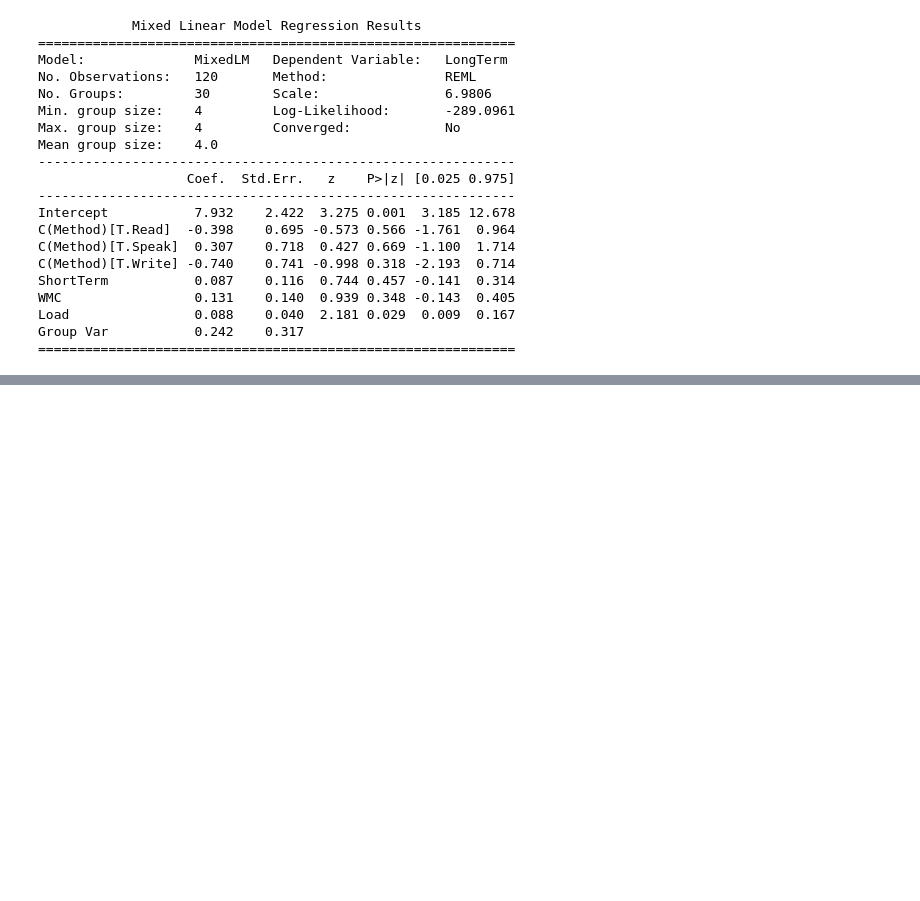
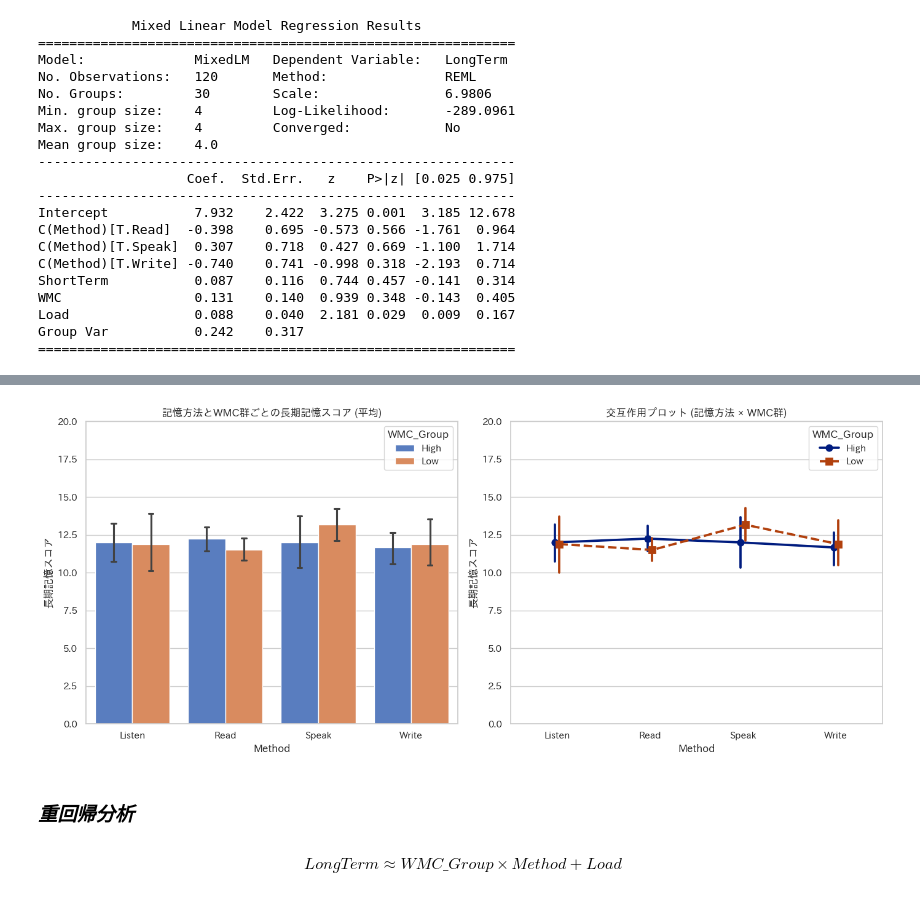
Before and after one commit to Fuga420/memory-learning-comparison, a Jupyter notebook: simulation.ipynb, the cells around one changed output, grey strips where cells are left out. Drawn from its saved outputs; the diff is of its cells as text; code cells hidden in the pictures; blank space fills up the shorter version.

```diff
--- a/simulation.ipynb
+++ b/simulation.ipynb
@@ -725,0 +779,17 @@ Group Var           0.242    0.317
+# %%
+# 1. WMCの中央値 (Median) を計算
+wmc_median = df_final_long['WMC'].median()
+print(f"WMCの中央値: {wmc_median}")
+
+# 2. 中央値を使ってグループ分け (Median Split)
+#    中央値「より大きい」 -> 'High' (高群)
+#    中央値「以下」       -> 'Low'  (低群)
+df_final_long['WMC_Group'] = np.where(df_final_long['WMC'] > wmc_median, 'High', 'Low')
+display(df_final_long[['Participant_ID', 'WMC', 'WMC_Group', 'Method']])
+
+# 4. 各グループの人数の確認
+unique_participants = df_final_long[['Participant_ID', 'WMC_Group']].drop_duplicates()
+group_counts = unique_participants['WMC_Group'].value_counts()
+
+print("\n[グループごとの人数]")
+print(group_counts.to_markdown(numalign="left", stralign="left"))
@@ -725,0 +816,57 @@ Group Var           0.242    0.317
+# %%
+# -------------------------------------------------------
+# 3-1. 記述統計表の作成 (Table 1用)
+# -------------------------------------------------------
+print("--- 3-1. 記述統計: 各条件の平均値と標準偏差 ---")
+
+# Method x WMC_Group ごとの平均値(mean)と標準偏差(std)を一括計算
+# numeric_only=True で数値列だけを対象にする
+desc_stats = df_final_long.groupby(['Method', 'WMC_Group'])[['ShortTerm', 'LongTerm', 'Load']].agg(['mean', 'std'])
+
+# 小数点以下2桁に丸めて表示
+print(desc_stats.round(2).to_markdown(numalign="left", stralign="left"))
+
+
+# -------------------------------------------------------
+# 3-2. 可視化: 交互作用の確認 (Figure 1用)
+# -------------------------------------------------------
+print("\n--- 3-2. 可視化: 長期記憶 (LongTerm) の交互作用プロット ---")
+
+# 図の枠組みを作成 (1行2列でグラフを並べる)
+fig, axes = plt.subplots(1, 2, figsize=(14, 6))
+
+# --- (左) 集合棒グラフ (Bar Chart) ---
+# 直感的に「高さ」の違いを比較しやすい
+sns.barplot(
+    data=df_final_long,
+    x='Method',
+    y='LongTerm',
+    hue='WMC_Group',
+    palette='muted',
+    capsize=0.1,
+    ax=axes[0] # 左側に描画
+)
+axes[0].set_title("記憶方法とWMC群ごとの長期記憶スコア (平均)")
+axes[0].set_ylabel("長期記憶スコア")
+axes[0].set_ylim(0, 20) # 縦軸の範囲を固定 (見やすくするため)
+
+# --- (右) 交互作用図 (Point/Line Plot) ---
+# 線がクロスしているか（交互作用があるか）を確認しやすい
+sns.pointplot(
+    data=df_final_long,
+    x='Method',
+    y='LongTerm',
+    hue='WMC_Group',
+    palette='dark',
+    markers=["o", "s"],
+    linestyles=["-", "--"],
+    dodge=True,
+    ax=axes[1] # 右側に描画
+)
+axes[1].set_title("交互作用プロット (記憶方法 × WMC群)")
+axes[1].set_ylabel("長期記憶スコア")
+axes[1].set_ylim(0, 20)
+
+plt.tight_layout()
+plt.show()
+# %% [output]
@@ -725,0 +885,5 @@ Group Var           0.242    0.317
+[figure, added]
+# %% [markdown]
+### ***重回帰分析***
+# %% [markdown]
+$$LongTerm \approx WMC\_Group \times Method + Load$$
```
Also changed, not shown: parts of 23 cells of this notebook.
